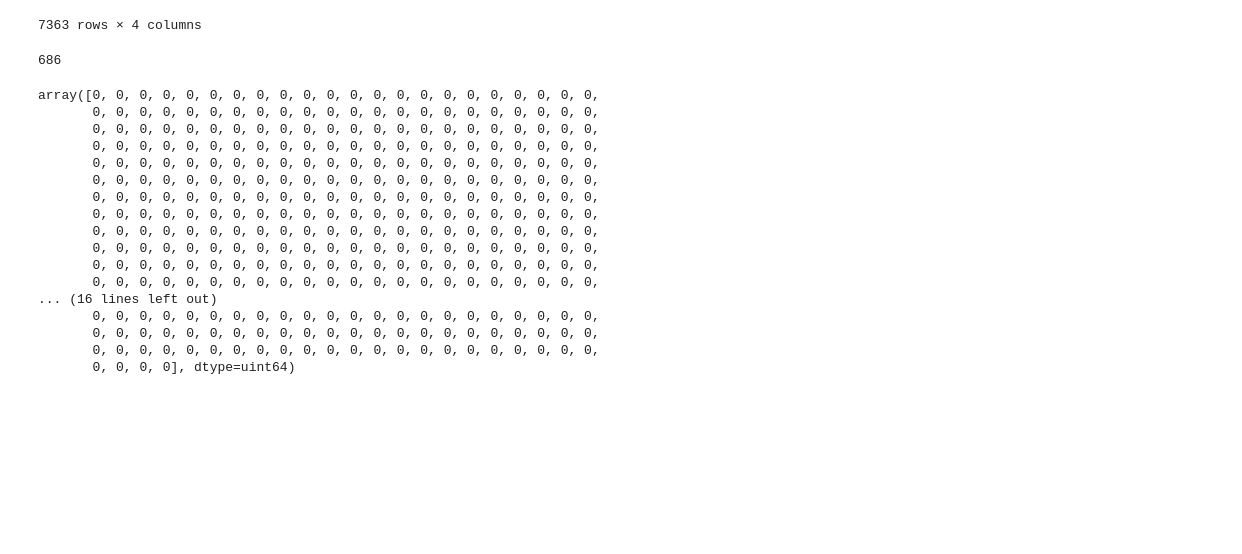
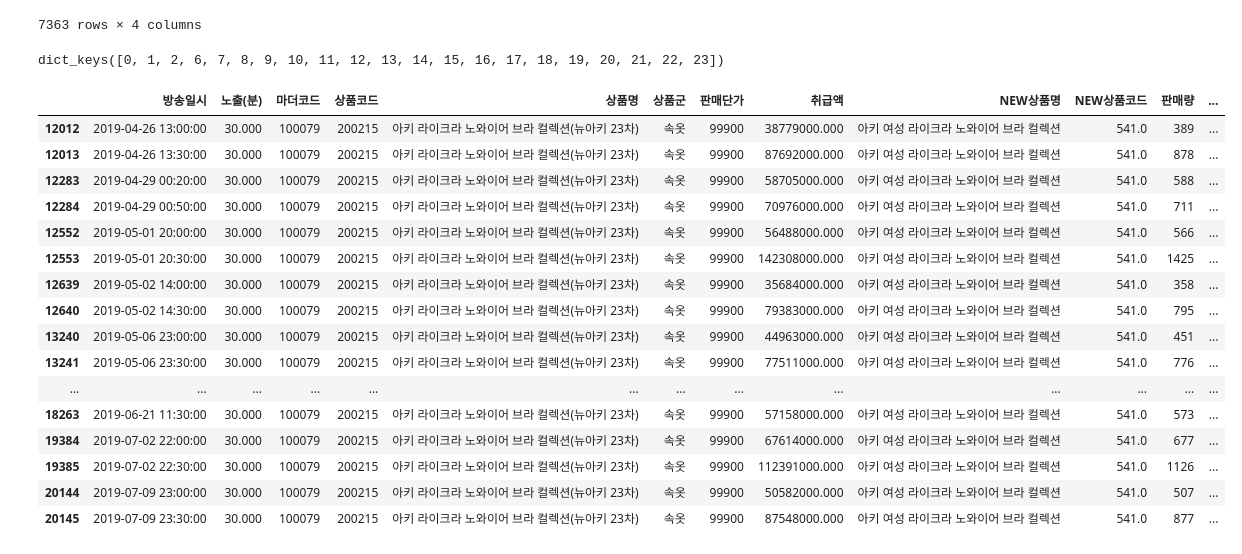
Before and after one commit to cryingjin/Shopping_GG, a Jupyter notebook: 3. Modeling/0922_prep4SASRec_JS.ipynb, the cells around one changed output. Saved outputs shown, nothing was run; the diff lists cells and outputs as text; code cells hidden in the pictures; blank space fills up the shorter version.

```diff
--- a/3. Modeling/0922_prep4SASRec_JS.ipynb
+++ b/3. Modeling/0922_prep4SASRec_JS.ipynb
@@ -370,24 +366,0 @@ item_count = np.zeros((item_num), dtype=np.uint64)
-# %%
-len(item_count)
-# %% [output]
-686
-# %%
-item_count[0]
-# %% [output]
-array([0, 0, 0, 0, 0, 0, 0, 0, 0, 0, 0, 0, 0, 0, 0, 0, 0, 0, 0, 0, 0, 0,
-       0, 0, 0, 0, 0, 0, 0, 0, 0, 0, 0, 0, 0, 0, 0, 0, 0, 0, 0, 0, 0, 0,
-       0, 0, 0, 0, 0, 0, 0, 0, 0, 0, 0, 0, 0, 0, 0, 0, 0, 0, 0, 0, 0, 0,
-       0, 0, 0, 0, 0, 0, 0, 0, 0, 0, 0, 0, 0, 0, 0, 0, 0, 0, 0, 0, 0, 0,
-       0, 0, 0, 0, 0, 0, 0, 0, 0, 0, 0, 0, 0, 0, 0, 0, 0, 0, 0, 0, 0, 0,
-       0, 0, 0, 0, 0, 0, 0, 0, 0, 0, 0, 0, 0, 0, 0, 0, 0, 0, 0, 0, 0, 0,
-       0, 0, 0, 0, 0, 0, 0, 0, 0, 0, 0, 0, 0, 0, 0, 0, 0, 0, 0, 0, 0, 0,
-       0, 0, 0, 0, 0, 0, 0, 0, 0, 0, 0, 0, 0, 0, 0, 0, 0, 0, 0, 0, 0, 0,
-       0, 0, 0, 0, 0, 0, 0, 0, 0, 0, 0, 0, 0, 0, 0, 0, 0, 0, 0, 0, 0, 0,
-       0, 0, 0, 0, 0, 0, 0, 0, 0, 0, 0, 0, 0, 0, 0, 0, 0, 0, 0, 0, 0, 0,
-       0, 0, 0, 0, 0, 0, 0, 0, 0, 0, 0, 0, 0, 0, 0, 0, 0, 0, 0, 0, 0, 0,
-       0, 0, 0, 0, 0, 0, 0, 0, 0, 0, 0, 0, 0, 0, 0, 0, 0, 0, 0, 0, 0, 0,
-... (16 lines left out)
-       0, 0, 0, 0, 0, 0, 0, 0, 0, 0, 0, 0, 0, 0, 0, 0, 0, 0, 0, 0, 0, 0,
-       0, 0, 0, 0, 0, 0, 0, 0, 0, 0, 0, 0, 0, 0, 0, 0, 0, 0, 0, 0, 0, 0,
-       0, 0, 0, 0, 0, 0, 0, 0, 0, 0, 0, 0, 0, 0, 0, 0, 0, 0, 0, 0, 0, 0,
-       0, 0, 0, 0], dtype=uint64)
@@ -393,0 +375,24 @@ array([0, 0, 0, 0, 0, 0, 0, 0, 0, 0, 0, 0, 0, 0, 0, 0, 0, 0, 0, 0, 0, 0,
+# %%
+dic.keys()
+# %% [output]
+dict_keys([0, 1, 2, 6, 7, 8, 9, 10, 11, 12, 13, 14, 15, 16, 17, 18, 19, 20, 21, 22, 23])
+# %%
+train.loc[train['마더코드'] == 100079]
+# %% [output]
+|  | 방송일시 | 노출(분) | 마더코드 | 상품코드 | 상품명 | 상품군 | 판매단가 | 취급액 | NEW상품명 | NEW상품코드 | 판매량 | ... |
+| 12012 | 2019-04-26 13:00:00 | 30.000 | 100079 | 200215 | 아키 라이크라 노와이어 브라 컬렉션(뉴아키 23차) | 속옷 | 99900 | 38779000.000 | 아키 여성 라이크라 노와이어 브라 컬렉션 | 541.0 | 389 | ... |
+| 12013 | 2019-04-26 13:30:00 | 30.000 | 100079 | 200215 | 아키 라이크라 노와이어 브라 컬렉션(뉴아키 23차) | 속옷 | 99900 | 87692000.000 | 아키 여성 라이크라 노와이어 브라 컬렉션 | 541.0 | 878 | ... |
+| 12283 | 2019-04-29 00:20:00 | 30.000 | 100079 | 200215 | 아키 라이크라 노와이어 브라 컬렉션(뉴아키 23차) | 속옷 | 99900 | 58705000.000 | 아키 여성 라이크라 노와이어 브라 컬렉션 | 541.0 | 588 | ... |
+| 12284 | 2019-04-29 00:50:00 | 30.000 | 100079 | 200215 | 아키 라이크라 노와이어 브라 컬렉션(뉴아키 23차) | 속옷 | 99900 | 70976000.000 | 아키 여성 라이크라 노와이어 브라 컬렉션 | 541.0 | 711 | ... |
+| 12552 | 2019-05-01 20:00:00 | 30.000 | 100079 | 200215 | 아키 라이크라 노와이어 브라 컬렉션(뉴아키 23차) | 속옷 | 99900 | 56488000.000 | 아키 여성 라이크라 노와이어 브라 컬렉션 | 541.0 | 566 | ... |
+| 12553 | 2019-05-01 20:30:00 | 30.000 | 100079 | 200215 | 아키 라이크라 노와이어 브라 컬렉션(뉴아키 23차) | 속옷 | 99900 | 142308000.000 | 아키 여성 라이크라 노와이어 브라 컬렉션 | 541.0 | 1425 | ... |
+| 12639 | 2019-05-02 14:00:00 | 30.000 | 100079 | 200215 | 아키 라이크라 노와이어 브라 컬렉션(뉴아키 23차) | 속옷 | 99900 | 35684000.000 | 아키 여성 라이크라 노와이어 브라 컬렉션 | 541.0 | 358 | ... |
+| 12640 | 2019-05-02 14:30:00 | 30.000 | 100079 | 200215 | 아키 라이크라 노와이어 브라 컬렉션(뉴아키 23차) | 속옷 | 99900 | 79383000.000 | 아키 여성 라이크라 노와이어 브라 컬렉션 | 541.0 | 795 | ... |
+| 13240 | 2019-05-06 23:00:00 | 30.000 | 100079 | 200215 | 아키 라이크라 노와이어 브라 컬렉션(뉴아키 23차) | 속옷 | 99900 | 44963000.000 | 아키 여성 라이크라 노와이어 브라 컬렉션 | 541.0 | 451 | ... |
+| 13241 | 2019-05-06 23:30:00 | 30.000 | 100079 | 200215 | 아키 라이크라 노와이어 브라 컬렉션(뉴아키 23차) | 속옷 | 99900 | 77511000.000 | 아키 여성 라이크라 노와이어 브라 컬렉션 | 541.0 | 776 | ... |
+| ... | ... | ... | ... | ... | ... | ... | ... | ... | ... | ... | ... | ... |
+| 18263 | 2019-06-21 11:30:00 | 30.000 | 100079 | 200215 | 아키 라이크라 노와이어 브라 컬렉션(뉴아키 23차) | 속옷 | 99900 | 57158000.000 | 아키 여성 라이크라 노와이어 브라 컬렉션 | 541.0 | 573 | ... |
+| 19384 | 2019-07-02 22:00:00 | 30.000 | 100079 | 200215 | 아키 라이크라 노와이어 브라 컬렉션(뉴아키 23차) | 속옷 | 99900 | 67614000.000 | 아키 여성 라이크라 노와이어 브라 컬렉션 | 541.0 | 677 | ... |
+| 19385 | 2019-07-02 22:30:00 | 30.000 | 100079 | 200215 | 아키 라이크라 노와이어 브라 컬렉션(뉴아키 23차) | 속옷 | 99900 | 112391000.000 | 아키 여성 라이크라 노와이어 브라 컬렉션 | 541.0 | 1126 | ... |
+| 20144 | 2019-07-09 23:00:00 | 30.000 | 100079 | 200215 | 아키 라이크라 노와이어 브라 컬렉션(뉴아키 23차) | 속옷 | 99900 | 50582000.000 | 아키 여성 라이크라 노와이어 브라 컬렉션 | 541.0 | 507 | ... |
+| 20145 | 2019-07-09 23:30:00 | 30.000 | 100079 | 200215 | 아키 라이크라 노와이어 브라 컬렉션(뉴아키 23차) | 속옷 | 99900 | 87548000.000 | 아키 여성 라이크라 노와이어 브라 컬렉션 | 541.0 | 877 | ... |
```
Also changed, not shown: parts of 5 cells of this notebook.
